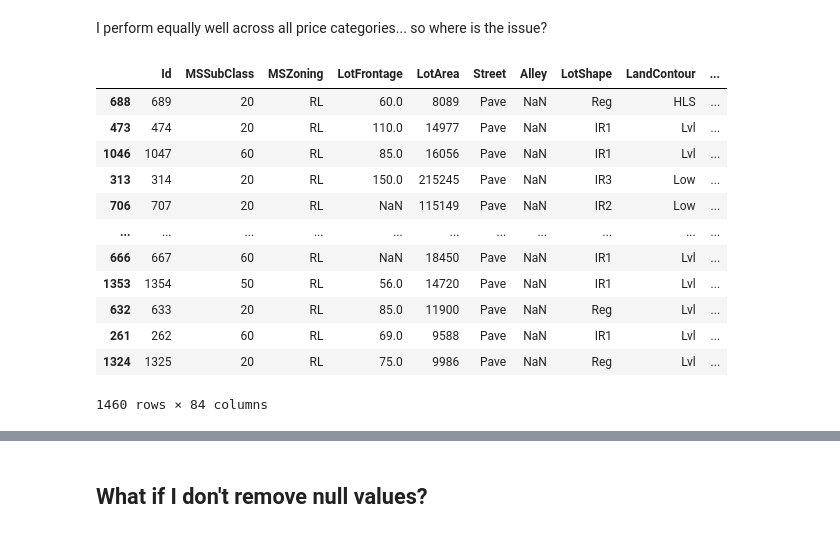
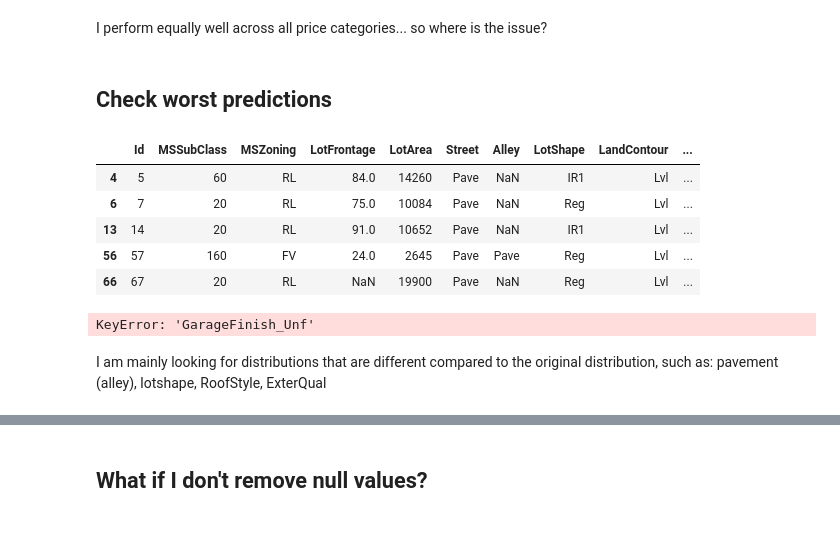
Before and after one commit to sabinagio/house-price-prediction, a Jupyter notebook: notebooks/03-feature-engineering.ipynb, the cells around one changed output, grey strips where cells are left out. Saved outputs shown, nothing was run; the diff lists cells and outputs as text; code cells hidden in the pictures.

```diff
--- a/notebooks/03-feature-engineering.ipynb
+++ b/notebooks/03-feature-engineering.ipynb
@@ -253,3 +275,15 @@ train_pred['error'] = (train_pred['SalePrice'] - train_pred['prediction_label'])
 px.histogram(x='error', data_frame=train_pred).update_layout(width=600, height=400)
 # %% [markdown]
 I perform equally well across all price categories... so where is the issue?
+# %% [markdown]
+## Check worst predictions
+# %%
+big_errors = train_pred >> mask(X.error.abs() > 50000)
+big_errors.head()
+# %% [output]
+|  | Id | MSSubClass | MSZoning | LotFrontage | LotArea | Street | Alley | LotShape | LandContour | ... |
+| 4 | 5 | 60 | RL | 84.0 | 14260 | Pave | NaN | IR1 | Lvl | ... |
+| 6 | 7 | 20 | RL | 75.0 | 10084 | Pave | NaN | Reg | Lvl | ... |
+| 13 | 14 | 20 | RL | 91.0 | 10652 | Pave | NaN | IR1 | Lvl | ... |
+| 56 | 57 | 160 | FV | 24.0 | 2645 | Pave | Pave | Reg | Lvl | ... |
+| 66 | 67 | 20 | RL | NaN | 19900 | Pave | NaN | Reg | Lvl | ... |
@@ -256,16 +292,26 @@ I perform equally well across all price categories... so where is the issue?
 # %%
-train_pred.sort_values(by='error', ascending=False)
+from plotly.subplots import make_subplots
+import plotly.graph_objects as go
+
+for col in df.columns:
+    fig = make_subplots(rows=1, cols=2, subplot_titles=("All Data", "Big Errors"), shared_yaxes=False)
+
+    fig.add_trace(go.Histogram(x=df[col], name="All Data", opacity=0.75), row=1, col=1)
+    fig.add_trace(go.Histogram(x=big_errors[col], name="Big Errors", opacity=0.75), row=1, col=2)
+
+    fig.update_layout(
+        title_text=f"Side-by-side Histogram of '{col}' (All Data vs Big Errors)",
+        width=1000,
+        height=400,
+        showlegend=False
+    )
+    fig.update_xaxes(title_text=col, row=1, col=1)
+    fig.update_xaxes(title_text=col, row=1, col=2)
+    fig.update_yaxes(title_text="Count", row=1, col=1)
+    fig.update_yaxes(title_text="Count", row=1, col=2)
+    fig.show()
 # %% [output]
-|  | Id | MSSubClass | MSZoning | LotFrontage | LotArea | Street | Alley | LotShape | LandContour | ... |
-| 688 | 689 | 20 | RL | 60.0 | 8089 | Pave | NaN | Reg | HLS | ... |
-| 473 | 474 | 20 | RL | 110.0 | 14977 | Pave | NaN | IR1 | Lvl | ... |
-| 1046 | 1047 | 60 | RL | 85.0 | 16056 | Pave | NaN | IR1 | Lvl | ... |
-| 313 | 314 | 20 | RL | 150.0 | 215245 | Pave | NaN | IR3 | Low | ... |
-| 706 | 707 | 20 | RL | NaN | 115149 | Pave | NaN | IR2 | Low | ... |
-| ... | ... | ... | ... | ... | ... | ... | ... | ... | ... | ... |
-| 666 | 667 | 60 | RL | NaN | 18450 | Pave | NaN | IR1 | Lvl | ... |
-| 1353 | 1354 | 50 | RL | 56.0 | 14720 | Pave | NaN | IR1 | Lvl | ... |
-| 632 | 633 | 20 | RL | 85.0 | 11900 | Pave | NaN | Reg | Lvl | ... |
-| 261 | 262 | 60 | RL | 69.0 | 9588 | Pave | NaN | IR1 | Lvl | ... |
-| 1324 | 1325 | 20 | RL | 75.0 | 9986 | Pave | NaN | Reg | Lvl | ... |
-1460 rows × 84 columns
+KeyError: 'GarageFinish_Unf'
+# %% [markdown]
+I am mainly looking for distributions that are different compared to the original distribution, such as:
+pavement (alley), lotshape, RoofStyle, ExterQual
```
Also changed, not shown: parts of 13 cells of this notebook, 3 other files.
